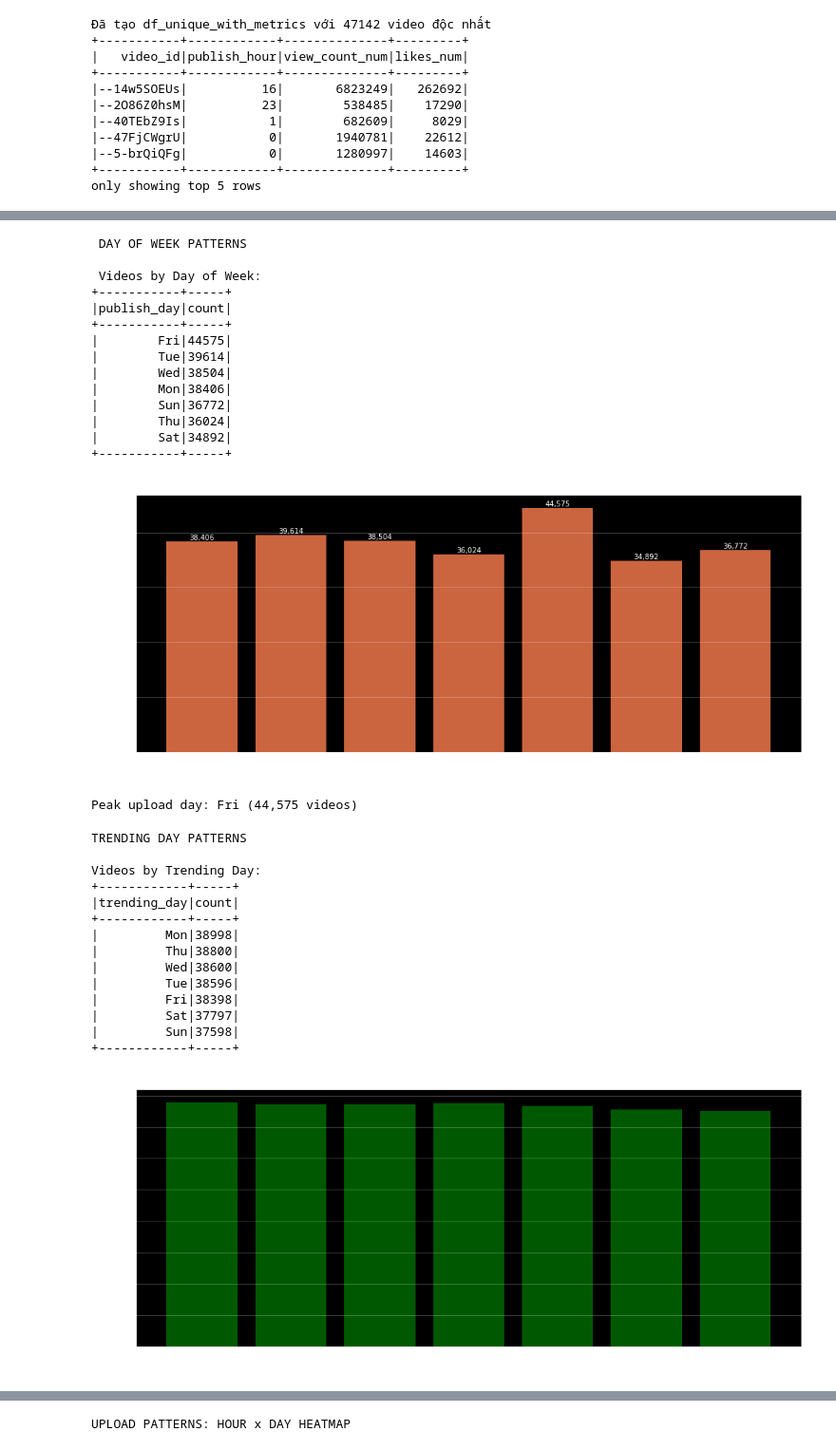
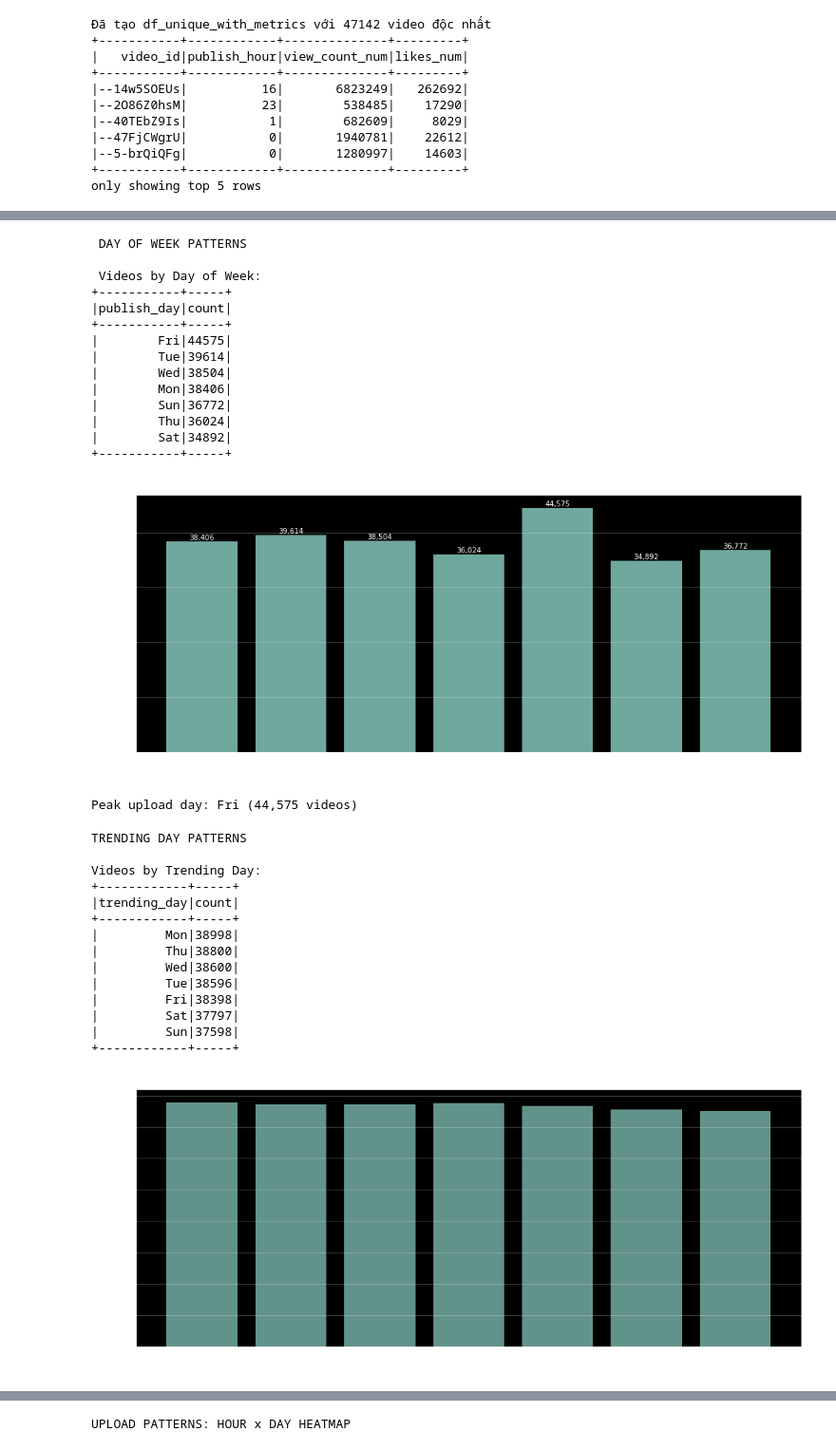
Before and after one commit to 24022404/youtube-pyspark-analysis, a Jupyter notebook: 03_time_analysis.ipynb, the cells around one changed output, grey strips where cells are left out. Shown: that part at 95% size. Drawn from its saved outputs; the diff is of its cells as text; code cells hidden in the pictures.

```diff
--- a/03_time_analysis.ipynb
+++ b/03_time_analysis.ipynb
@@ -218,7 +218,7 @@ dow_analysis_pd = dow_analysis_pd.sort_values('publish_day')
 # Plot
 plt.figure(figsize=(14, 6))
 bars = plt.bar(dow_analysis_pd['publish_day'], dow_analysis_pd['count'],
-               color='coral', alpha=0.8)
+               alpha=0.8)
 plt.xlabel('Day of Week', fontsize=12)
 plt.ylabel('Number of Videos', fontsize=12)
 plt.title('Video Upload Distribution by Day of Week', fontsize=14, fontweight='bold')
@@ -252,7 +252,7 @@ print(f"\nPeak upload day: {peak_day['publish_day']} ({peak_day['count']:,} vide
 |        Thu|36024|
 |        Sat|34892|
 +-----------+-----+
-[figure, old version]
+[figure, new version]
 Peak upload day: Fri (44,575 videos)
 # %%
 # PHÂN TÍCH 3: TRENDING DAY PATTERNS
@@ -273,35 +273,35 @@ trending_dow_pd['trending_day'] = pd.Categorical(
     categories=day_order,
     ordered=True
 )
 trending_dow_pd = trending_dow_pd.sort_values('trending_day')
 
 # Plot
 plt.figure(figsize=(14, 6))
 plt.bar(trending_dow_pd['trending_day'], trending_dow_pd['count'],
-        color='green', alpha=0.7)
+       alpha=0.7)
 plt.xlabel('Day of Week', fontsize=12)
 plt.ylabel('Number of Videos', fontsize=12)
 plt.title('Trending Videos by Day of Week', fontsize=14, fontweight='bold')
 plt.grid(axis='y', alpha=0.3)
 plt.tight_layout()
 plt.savefig("images/time_analysis/03.png", dpi=300, bbox_inches='tight')
 plt.show()
 # %% [output]
 TRENDING DAY PATTERNS
 
 Videos by Trending Day:
 +------------+-----+
 |trending_day|count|
 +------------+-----+
 |         Mon|38998|
 |         Thu|38800|
 |         Wed|38600|
 |         Tue|38596|
 |         Fri|38398|
 |         Sat|37797|
 |         Sun|37598|
 +------------+-----+
-[figure, old version]
+[figure, new version]
 # %%
 # PHÂN TÍCH 4: TIME TO TRENDING
 
```
Also changed, not shown: parts of 2 cells of this notebook, 7 other files.
